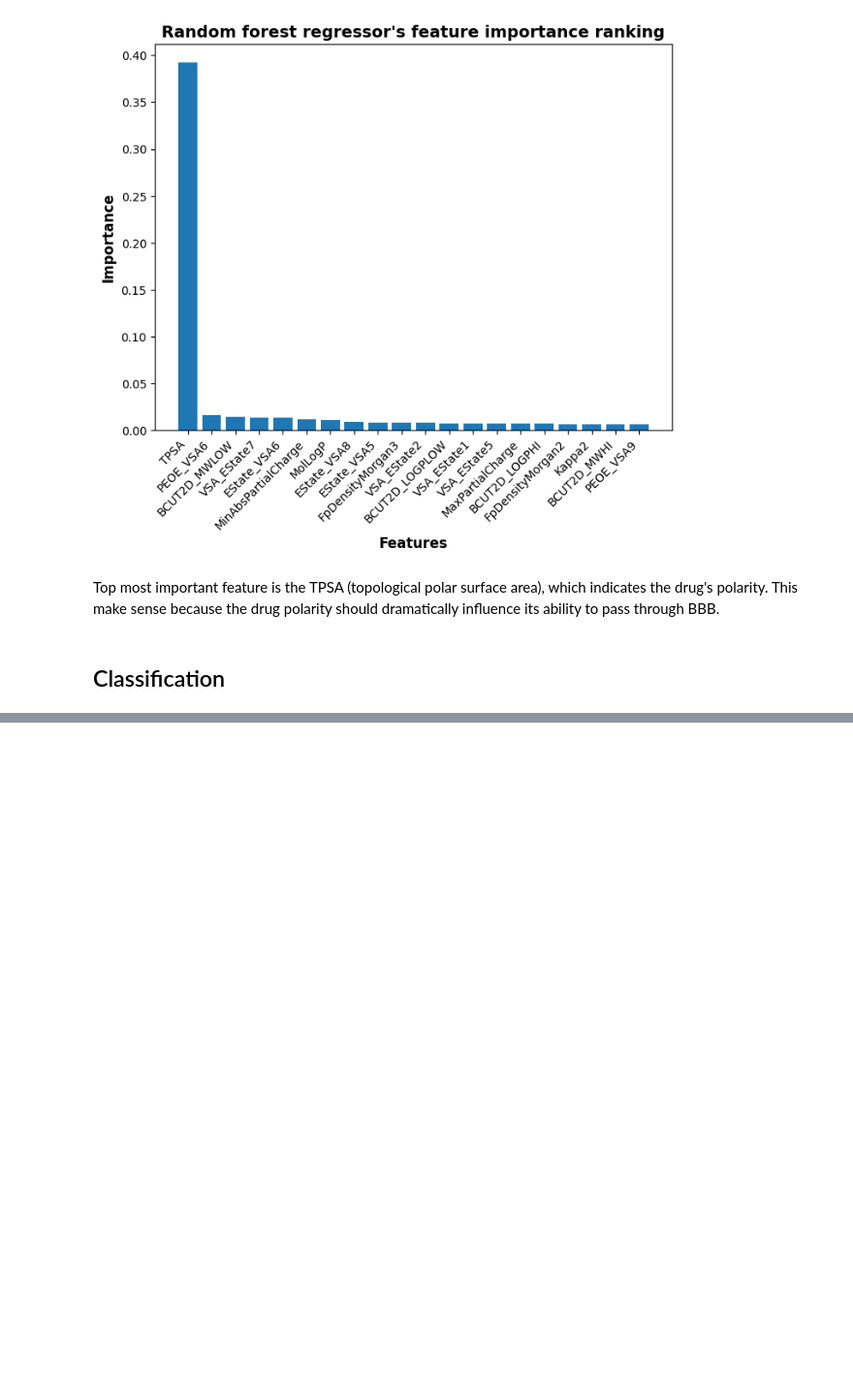
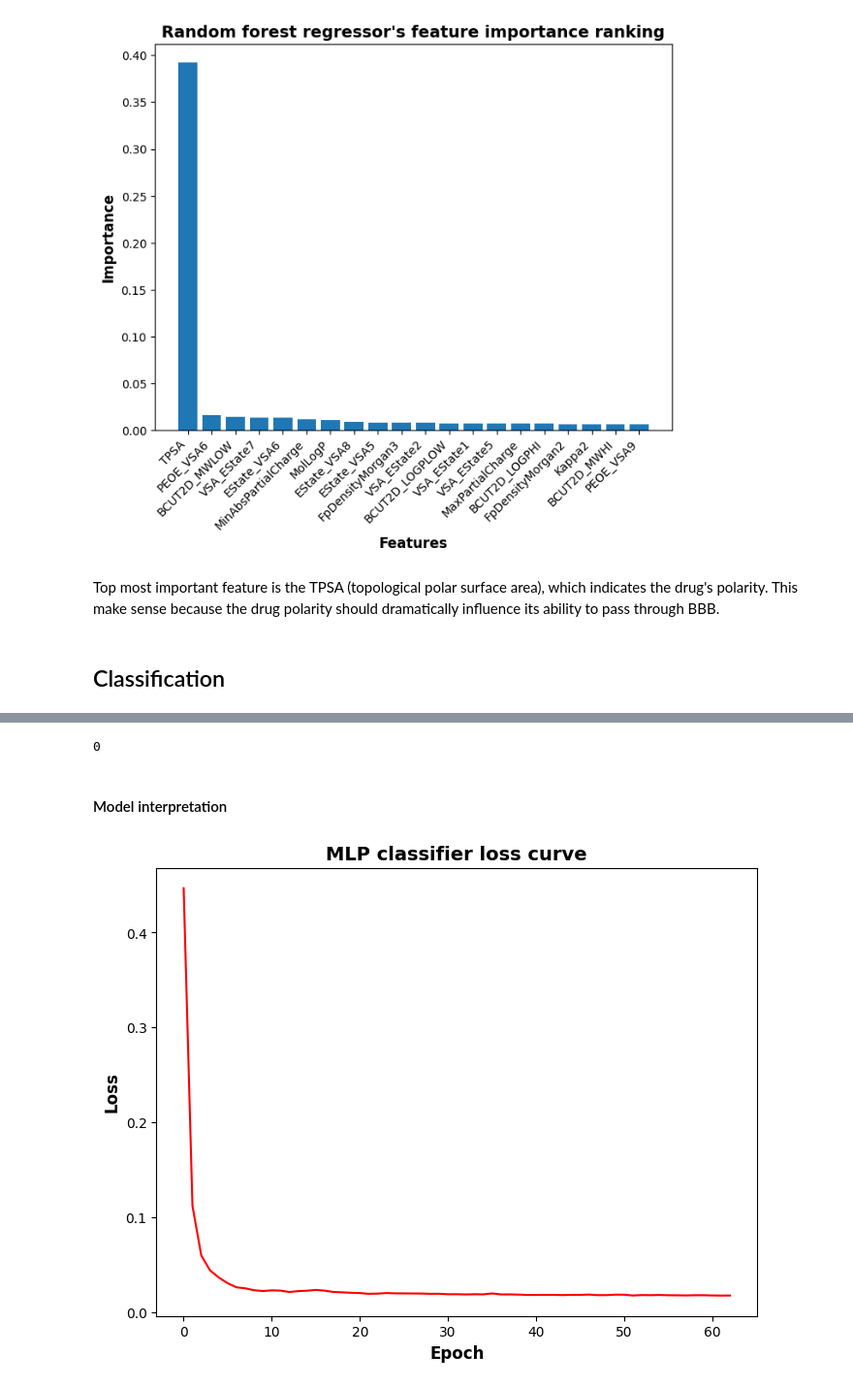
Before and after one commit to junqilu/BBBPrediction, a Jupyter notebook: BBBPrediction.ipynb, the cells around one changed output, grey strips where cells are left out. Shown: that part at 97% size. Cells and saved outputs as stored; diff of their text form; code cells hidden in the pictures; blank space fills up the shorter version.

Commit message:
Output performance eval of the MLP classifier

```diff
--- a/BBBPrediction.ipynb
+++ b/BBBPrediction.ipynb
@@ -424,0 +604,36 @@ polarity should dramatically influence its ability to pass through BBB.
+# %%
+best_mlp_classifier = mlp_classifier_grid_search.best_estimator_
+save_pickle(
+    best_mlp_classifier,
+    r'model_pickles\multiple_layer_perceptron_classifier\best_mlp_classifier.pkl'
+)
+# To load this best model again, use load_pickle(r'model_pickles\multiple_layer_perceptron_classifier\best_mlp_classifier.pkl')
+# %% [output]
+0
+# %% [markdown]
+#### Model interpretation
+# %%
+best_mlp_classifier = load_pickle(
+    r'model_pickles\multiple_layer_perceptron_classifier\best_mlp_classifier'
+    r'.pkl')
+# %%
+fig, ax = plt.subplots(figsize=(8, 6))
+plt.plot(
+    best_mlp_classifier.loss_curve_,
+    color='red'
+)
+plt.xlabel('Epoch',weight='bold', fontsize=12)
+plt.ylabel('Loss',weight='bold', fontsize=12)
+plt.title('MLP classifier loss curve', weight='bold', fontsize=14)
+
+plt.savefig(
+    r'model_outputs\multiple_layer_perceptron_classifier'
+    r'\loss_curve'
+    r'.png',
+    dpi=600,
+    bbox_inches='tight'
+)
+
+plt.show()
+# %% [output]
+[figure, added]
```
Also changed, not shown: parts of 11 cells of this notebook, 3 other files.
